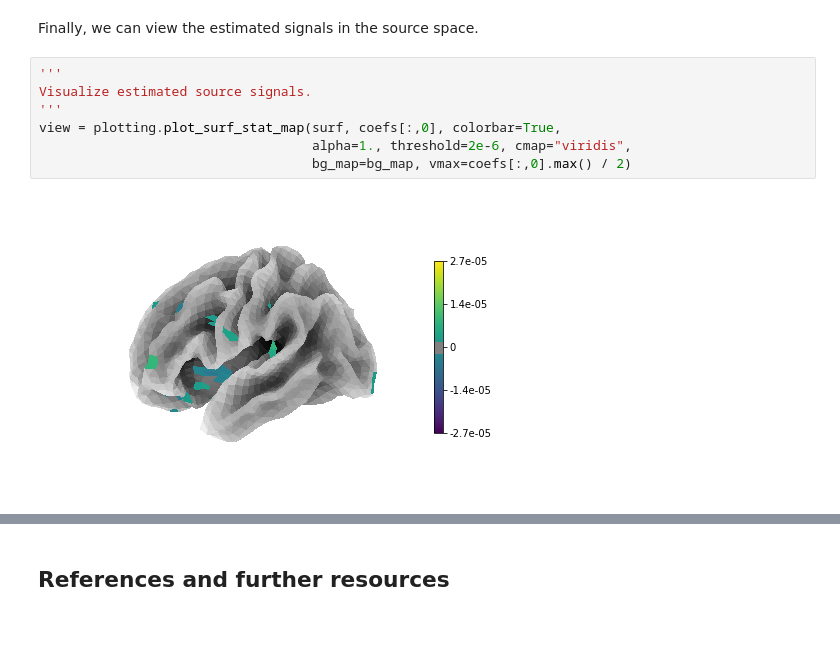
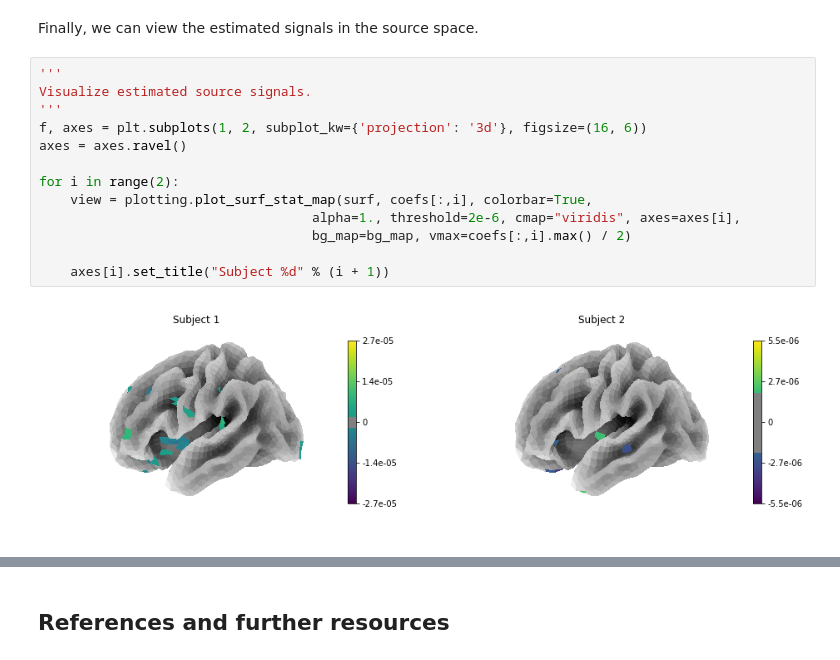
Before and after one commit to alecgt/otml-neurohackademy-2019, a Jupyter notebook: labs/notebooks/lab_main.ipynb, the cells around one changed output, grey strips where cells are left out. Saved outputs shown, nothing was run; the diff lists cells and outputs as text; blank space fills up the shorter version.

```diff
--- a/labs/notebooks/lab_main.ipynb
+++ b/labs/notebooks/lab_main.ipynb
@@ -808,9 +833,15 @@ Finally, we can view the estimated signals in the source space.
 # %%
 '''
 Visualize estimated source signals.
 '''
-view = plotting.plot_surf_stat_map(surf, coefs[:,0], colorbar=True,
-                                   alpha=1., threshold=2e-6, cmap="viridis",
-                                   bg_map=bg_map, vmax=coefs[:,0].max() / 2)
+f, axes = plt.subplots(1, 2, subplot_kw={'projection': '3d'}, figsize=(16, 6))
+axes = axes.ravel()
+
+for i in range(2):
+    view = plotting.plot_surf_stat_map(surf, coefs[:,i], colorbar=True,
+                                   alpha=1., threshold=2e-6, cmap="viridis", axes=axes[i],
+                                   bg_map=bg_map, vmax=coefs[:,i].max() / 2)
+
+    axes[i].set_title("Subject %d" % (i + 1))
 # %% [output]
-[figure, old version]
+[figure, new version]
```
Also changed, not shown: parts of 26 cells of this notebook.
